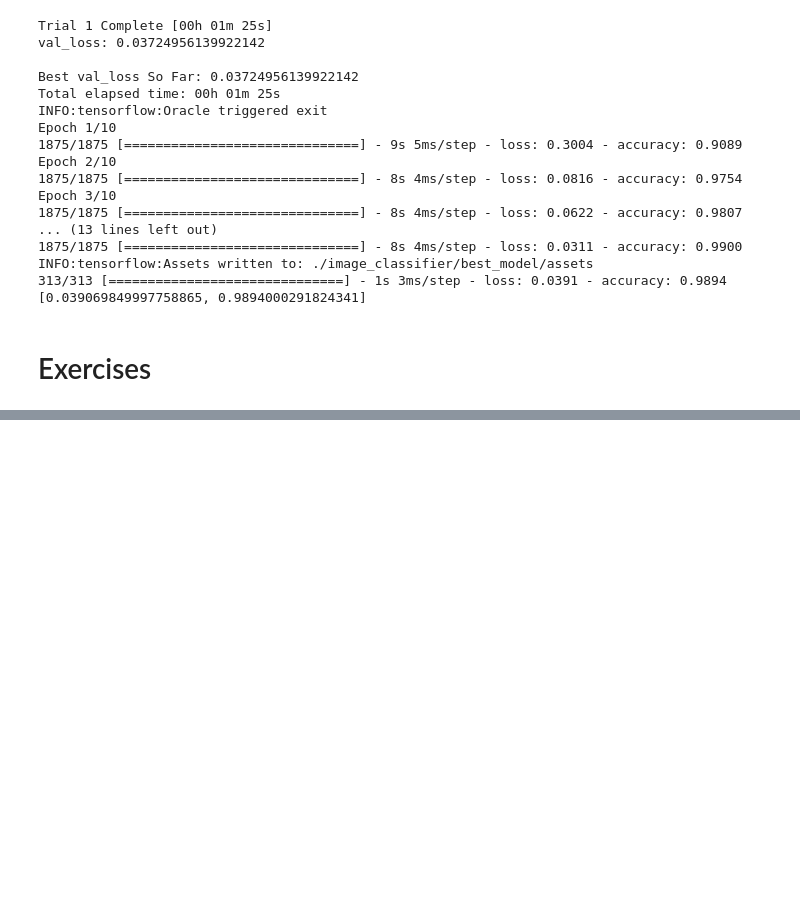
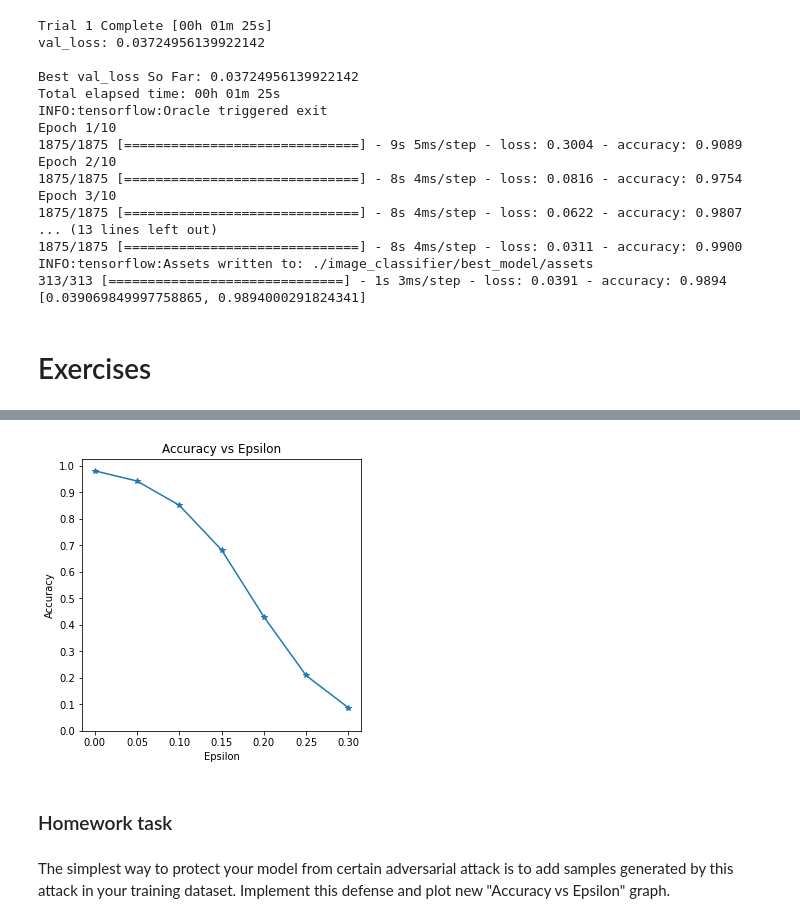
Before and after one commit to MerkulovDaniil/intro_opt, a Jupyter notebook: notebooks/intro_opt_9.ipynb, the cells around one changed output, grey strips where cells are left out. Saved outputs shown, nothing was run; the diff lists cells and outputs as text; code cells hidden in the pictures; blank space fills up the shorter version.

```diff
--- a/notebooks/intro_opt_9.ipynb
+++ b/notebooks/intro_opt_9.ipynb
@@ -1474,0 +1611,4 @@ INFO:tensorflow:Assets written to: ./image_classifier/best_model/assets
+# %%
+epsilons = [0, .05, .1, .15, .2, .25, .3]
+pretrained_model = "lenet_mnist_model.pth"
+use_cuda=True
@@ -1474,0 +1669,11 @@ INFO:tensorflow:Assets written to: ./image_classifier/best_model/assets
+# %%
+# FGSM attack code
+def fgsm_attack(image, epsilon, data_grad):
+    # Collect the element-wise sign of the data gradient
+    sign_data_grad = data_grad.sign()
+    # Create the perturbed image by adjusting each pixel of the input image
+    perturbed_image = image + epsilon*sign_data_grad
+    # Adding clipping to maintain [0,1] range
+    perturbed_image = torch.clamp(perturbed_image, 0, 1)
+    # Return the perturbed image
+    return perturbed_image
@@ -1474,0 +1768,9 @@ INFO:tensorflow:Assets written to: ./image_classifier/best_model/assets
+# %%
+accuracies = []
+examples = []
+
+# Run test for each epsilon
+for eps in epsilons:
+    acc, ex = test(model, device, test_loader, eps)
+    accuracies.append(acc)
+    examples.append(ex)
@@ -1474,0 +1801,15 @@ INFO:tensorflow:Assets written to: ./image_classifier/best_model/assets
+# %%
+plt.figure(figsize=(5,5))
+plt.plot(epsilons, accuracies, "*-")
+plt.yticks(np.arange(0, 1.1, step=0.1))
+plt.xticks(np.arange(0, .35, step=0.05))
+plt.title("Accuracy vs Epsilon")
+plt.xlabel("Epsilon")
+plt.ylabel("Accuracy")
+plt.show()
+# %% [output]
+[figure, added]
+# %% [markdown]
+### Homework task
+# %% [markdown]
+The simplest way to protect your model from certain adversarial attack is to add samples generated by this attack in your training dataset. Implement this defense and plot new "Accuracy vs Epsilon" graph.
```
Also changed, not shown: parts of 38 cells of this notebook.
